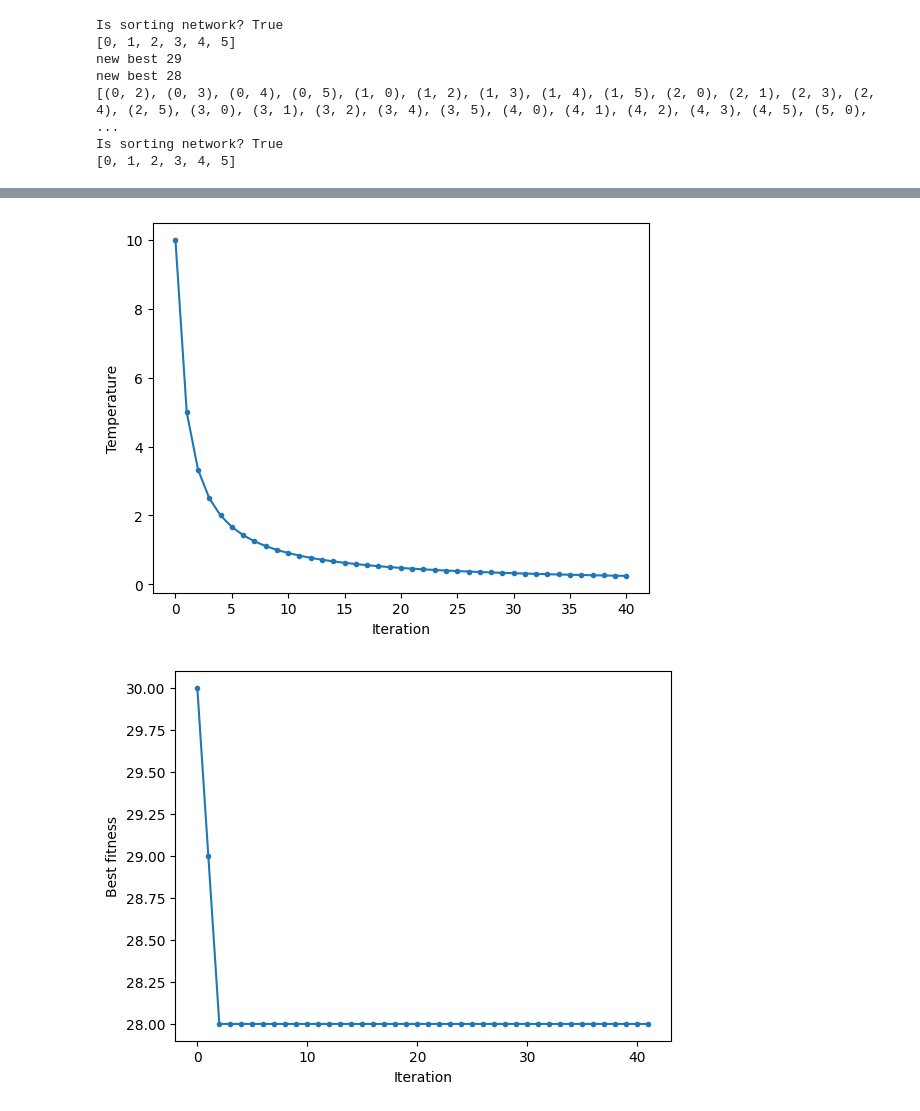
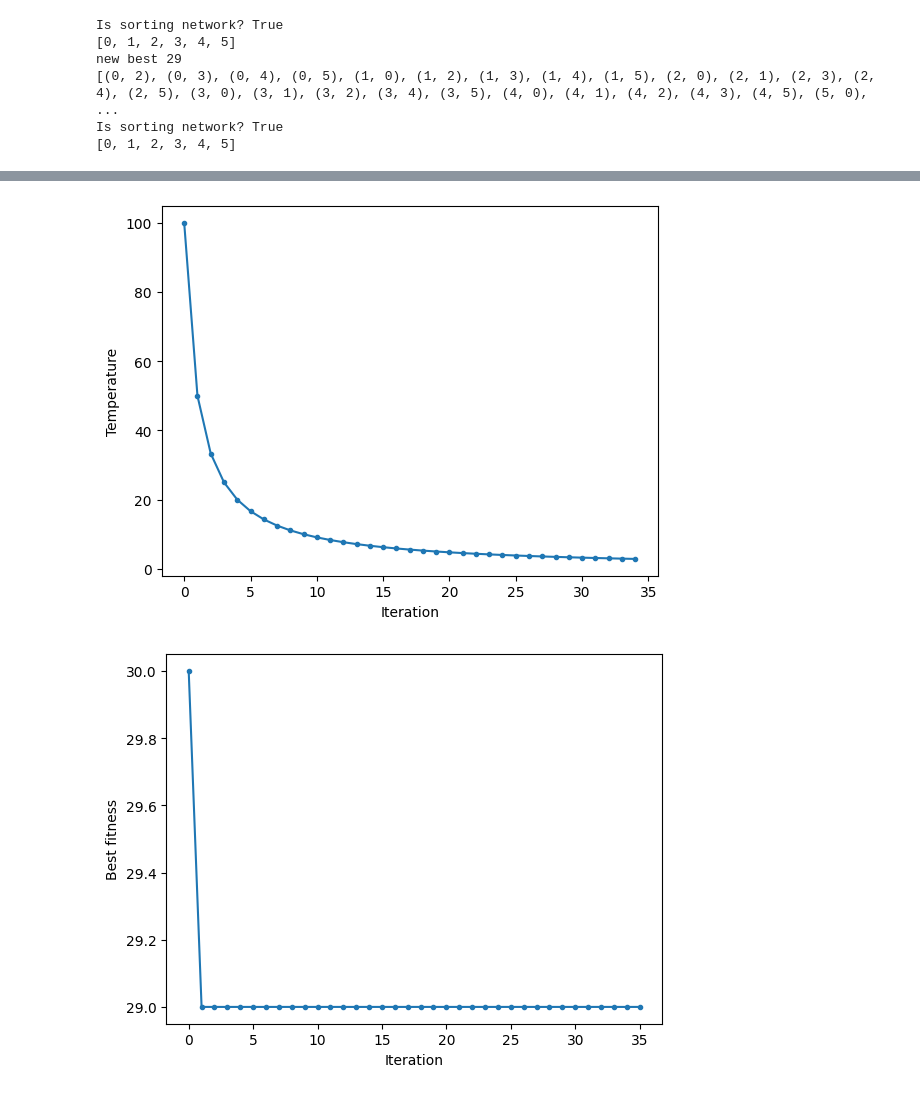
Before and after one commit to AlesKas/SchoolFIT, a Jupyter notebook: EVO/proj/main.ipynb, the cells around one changed output, grey strips where cells are left out. Cells and saved outputs as stored; diff of their text form; code cells hidden in the pictures.

```diff
--- a/EVO/proj/main.ipynb
+++ b/EVO/proj/main.ipynb
@@ -89,6 +89,7 @@ class SortingNetwork():
             diff = candidate_eval - curr_eval
             t = temp / float(i + 1)
             metropolis = np.exp(-diff / t)
+            curr = best
             if diff > 0 or np.random.rand() < metropolis:
                 # store the new current point
                 curr, curr_eval = candidate, candidate_eval
@@ -103,7 +104,7 @@ print(f"Is sorting network? {network.is_sorting_network(network.comparators)}")
 
 arr = network.sort(None)
 print(arr)
-best, score, scores, temps, best_scores = network.simulated_annealing(1000, 10, 0.3)
+best, score, scores, temps, best_scores = network.simulated_annealing(1000, 100, 0.3)
 print(best)
 print(f"Is sorting network? {network.is_sorting_network(best)}")
 print(network.sort(best))
@@ -128,7 +129,6 @@ pyplot.show()
 Is sorting network? True
 [0, 1, 2, 3, 4, 5]
 new best 29
-new best 28
 [(0, 2), (0, 3), (0, 4), (0, 5), (1, 0), (1, 2), (1, 3), (1, 4), (1, 5), (2, 0), (2, 1), (2, 3), (2, 4), (2, 5), (3, 0), (3, 1), (3, 2), (3, 4), (3, 5), (4, 0), (4, 1), (4, 2), (4, 3), (4, 5), (5, 0), ...
 Is sorting network? True
 [0, 1, 2, 3, 4, 5]
@@ -136,2 +136,2 @@ Is sorting network? True
-[figure, old version]
+[figure, new version]
-[figure, old version]
+[figure, new version]
```
Also changed, not shown: parts of 1 cell of this notebook.
